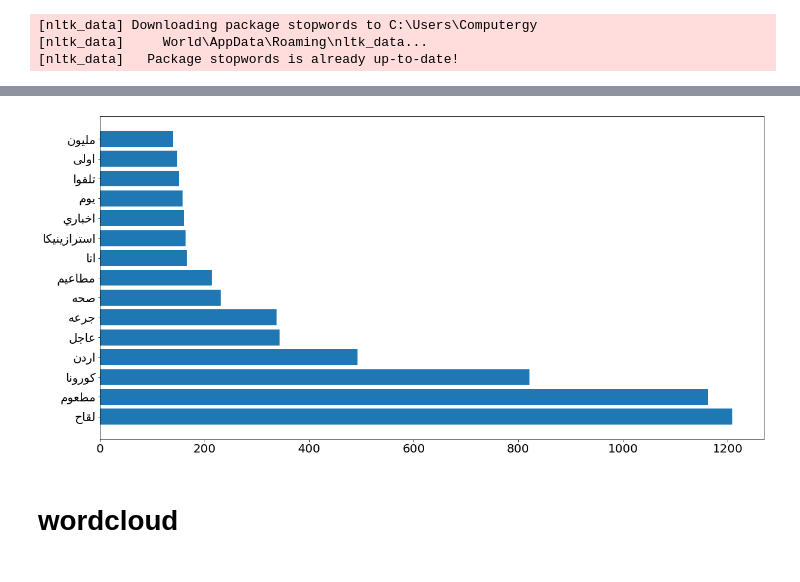
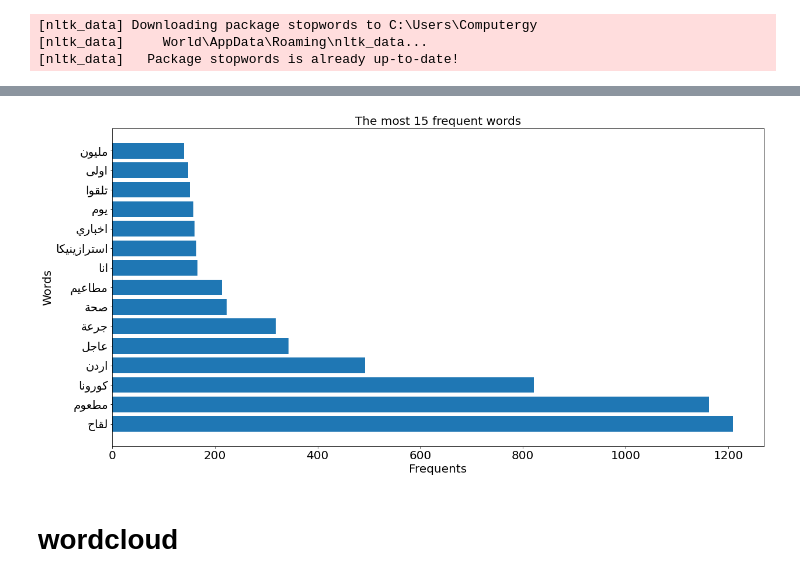
Before and after one commit to alaa-buktaish/Cis726, a Jupyter notebook: WordCloud.ipynb, the cells around one changed output, grey strips where cells are left out. Saved outputs shown, nothing was run; the diff lists cells and outputs as text; code cells hidden in the pictures.

Commit message:
update figures

```diff
--- a/WordCloud.ipynb
+++ b/WordCloud.ipynb
@@ -173,12 +169,15 @@ for i in counts:
 # %%
 plt.barh(word, count)
 plt.xticks(fontsize=20)
 plt.yticks(fontsize=20)
 plt.rcParams["figure.figsize"] = (20,10)
+plt.ylabel('Words' , fontsize=20)
+plt.xlabel('Frequents' , fontsize=20)
+plt.title('The most 15 frequent words' , fontsize=20)
 plt.savefig('Figures\most common words.png')
 plt.show()
 # %% [output]
-[figure, old version]
+[figure, new version]
 # %% [markdown]
 # wordcloud
 # %%
```
Also changed, not shown: parts of 5 cells of this notebook, 3 other files.
